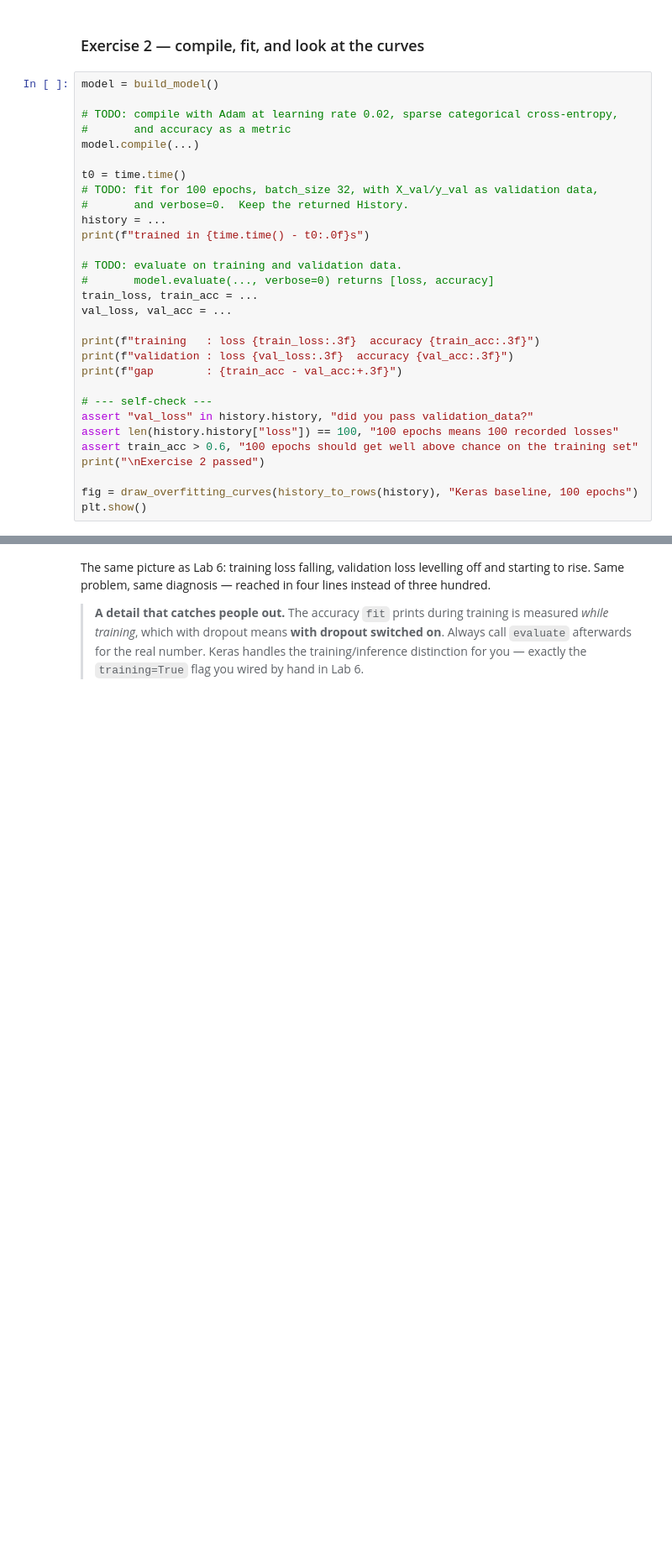
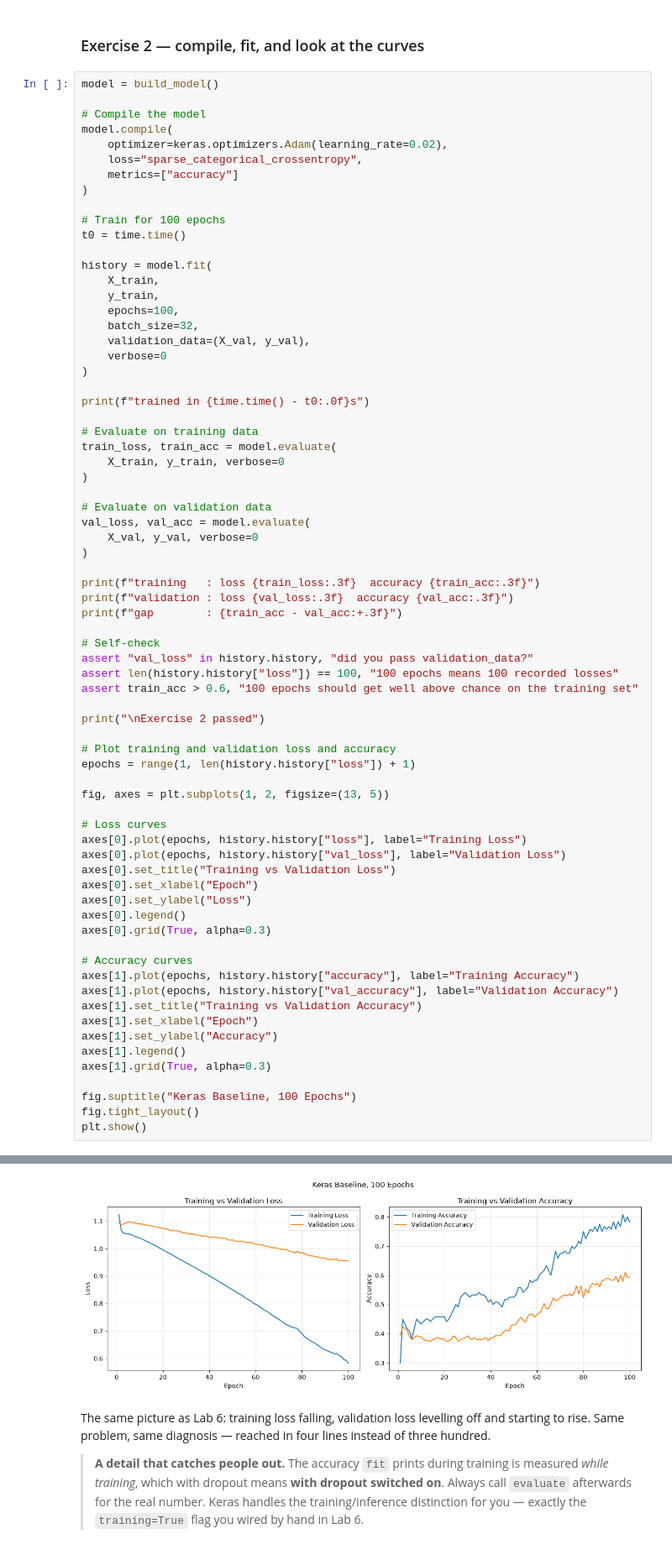
Before and after one commit to amjadamjad2229-ai/arti402, a Jupyter notebook: lab07/lab07.ipynb, the cells around one changed output, grey strips where cells are left out. Shown at 84% size. Drawn from its saved outputs; the diff is of its cells as text; blank space fills up the shorter version.

```diff
--- a/lab07/lab07.ipynb
+++ b/lab07/lab07.ipynb
@@ -261,30 +310,72 @@ measurement you set up by hand in Lab 6. The returned `history` holds every numb
 # %%
 model = build_model()
 
-# TODO: compile with Adam at learning rate 0.02, sparse categorical cross-entropy,
-#       and accuracy as a metric
-model.compile(...)
+# Compile the model
+model.compile(
+    optimizer=keras.optimizers.Adam(learning_rate=0.02),
+    loss="sparse_categorical_crossentropy",
+    metrics=["accuracy"]
+)
 
+# Train for 100 epochs
 t0 = time.time()
-# TODO: fit for 100 epochs, batch_size 32, with X_val/y_val as validation data,
-#       and verbose=0.  Keep the returned History.
-history = ...
+
+history = model.fit(
+    X_train,
+    y_train,
+    epochs=100,
+    batch_size=32,
+    validation_data=(X_val, y_val),
+    verbose=0
+)
+
 print(f"trained in {time.time() - t0:.0f}s")
 
-# TODO: evaluate on training and validation data.
-#       model.evaluate(..., verbose=0) returns [loss, accuracy]
-train_loss, train_acc = ...
-val_loss, val_acc = ...
+# Evaluate on training data
+train_loss, train_acc = model.evaluate(
+    X_train, y_train, verbose=0
+)
+
+# Evaluate on validation data
+val_loss, val_acc = model.evaluate(
+    X_val, y_val, verbose=0
+)
 
 print(f"training   : loss {train_loss:.3f}  accuracy {train_acc:.3f}")
 print(f"validation : loss {val_loss:.3f}  accuracy {val_acc:.3f}")
 print(f"gap        : {train_acc - val_acc:+.3f}")
 
-# --- self-check ---
+# Self-check
 assert "val_loss" in history.history, "did you pass validation_data?"
 assert len(history.history["loss"]) == 100, "100 epochs means 100 recorded losses"
 assert train_acc > 0.6, "100 epochs should get well above chance on the training set"
+
 print("\nExercise 2 passed")
 
-fig = draw_overfitting_curves(history_to_rows(history), "Keras baseline, 100 epochs")
+# Plot training and validation loss and accuracy
+epochs = range(1, len(history.history["loss"]) + 1)
+
+fig, axes = plt.subplots(1, 2, figsize=(13, 5))
+
+# Loss curves
+axes[0].plot(epochs, history.history["loss"], label="Training Loss")
+axes[0].plot(epochs, history.history["val_loss"], label="Validation Loss")
+axes[0].set_title("Training vs Validation Loss")
+axes[0].set_xlabel("Epoch")
+axes[0].set_ylabel("Loss")
+axes[0].legend()
+axes[0].grid(True, alpha=0.3)
+
+# Accuracy curves
+axes[1].plot(epochs, history.history["accuracy"], label="Training Accuracy")
+axes[1].plot(epochs, history.history["val_accuracy"], label="Validation Accuracy")
+axes[1].set_title("Training vs Validation Accuracy")
+axes[1].set_xlabel("Epoch")
+axes[1].set_ylabel("Accuracy")
+axes[1].legend()
+axes[1].grid(True, alpha=0.3)
+
+fig.suptitle("Keras Baseline, 100 Epochs")
+fig.tight_layout()
 plt.show()
+# %% [output]
@@ -291,3 +388,4 @@ plt.show()
+[figure, added]
 # %% [markdown]
 The same picture as Lab 6: training loss falling, validation loss levelling off and starting to
 rise. Same problem, same diagnosis — reached in four lines instead of three hundred.
```
Also changed, not shown: parts of 13 cells of this notebook, 2 other files.
